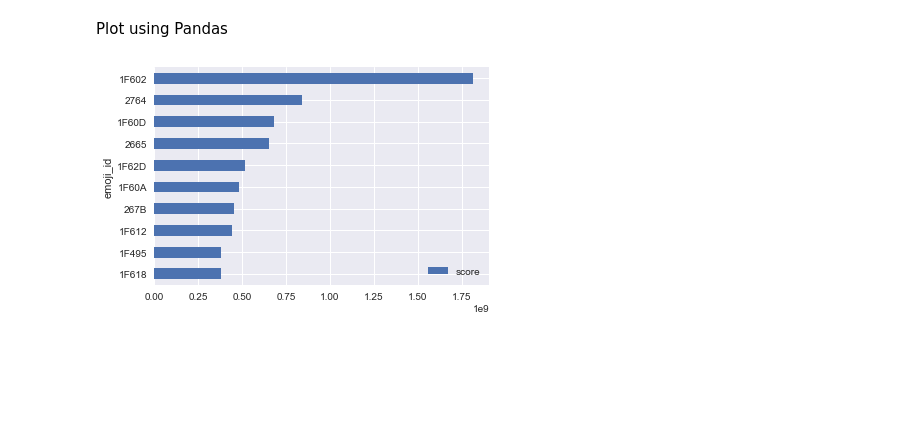
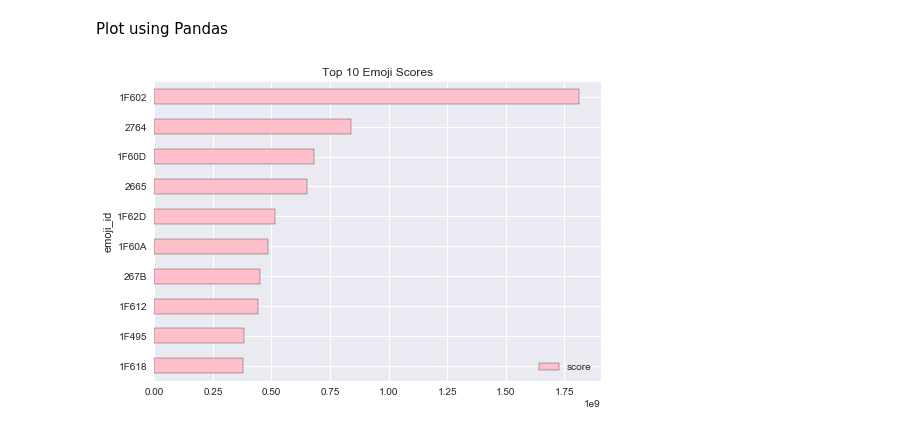
Before and after one commit to chanafin/10-GWHW, a Jupyter notebook: Mini Assignments/EmojiPlotting.CH/Unsolved/Stu_Plotting.ipynb, the cells around one changed output. Drawn from its saved outputs; the diff is of its cells as text; code cells hidden in the pictures; blank space fills up the shorter version.

```diff
--- a/Mini Assignments/EmojiPlotting.CH/Unsolved/Stu_Plotting.ipynb
+++ b/Mini Assignments/EmojiPlotting.CH/Unsolved/Stu_Plotting.ipynb
@@ -151,13 +157,12 @@ Plot using Pandas
 # %%
 # Plot the dataframe as a horizontal bar chart using pandas plotting
 
 score_id= emoji_df[["emoji_char", "score"]].head(10)
-score_plot=score_id.plot(kind= 'barh')
+score_plot=score_id.plot(kind= 'barh', color = 'pink', edgecolor = 'black', title = 'Top 10 Emoji Scores')
 score_plot.invert_yaxis()
-
 # YOUR CODE HERE
 # %% [output]
-[figure, old version]
+[figure, new version]
 # %%
 # BONUS: Use Pandas `read_sql_query` to load a query statement directly into the DataFrame
 # YOUR CODE HERE
```
Also changed, not shown: parts of 3 cells of this notebook, 15 other files.
